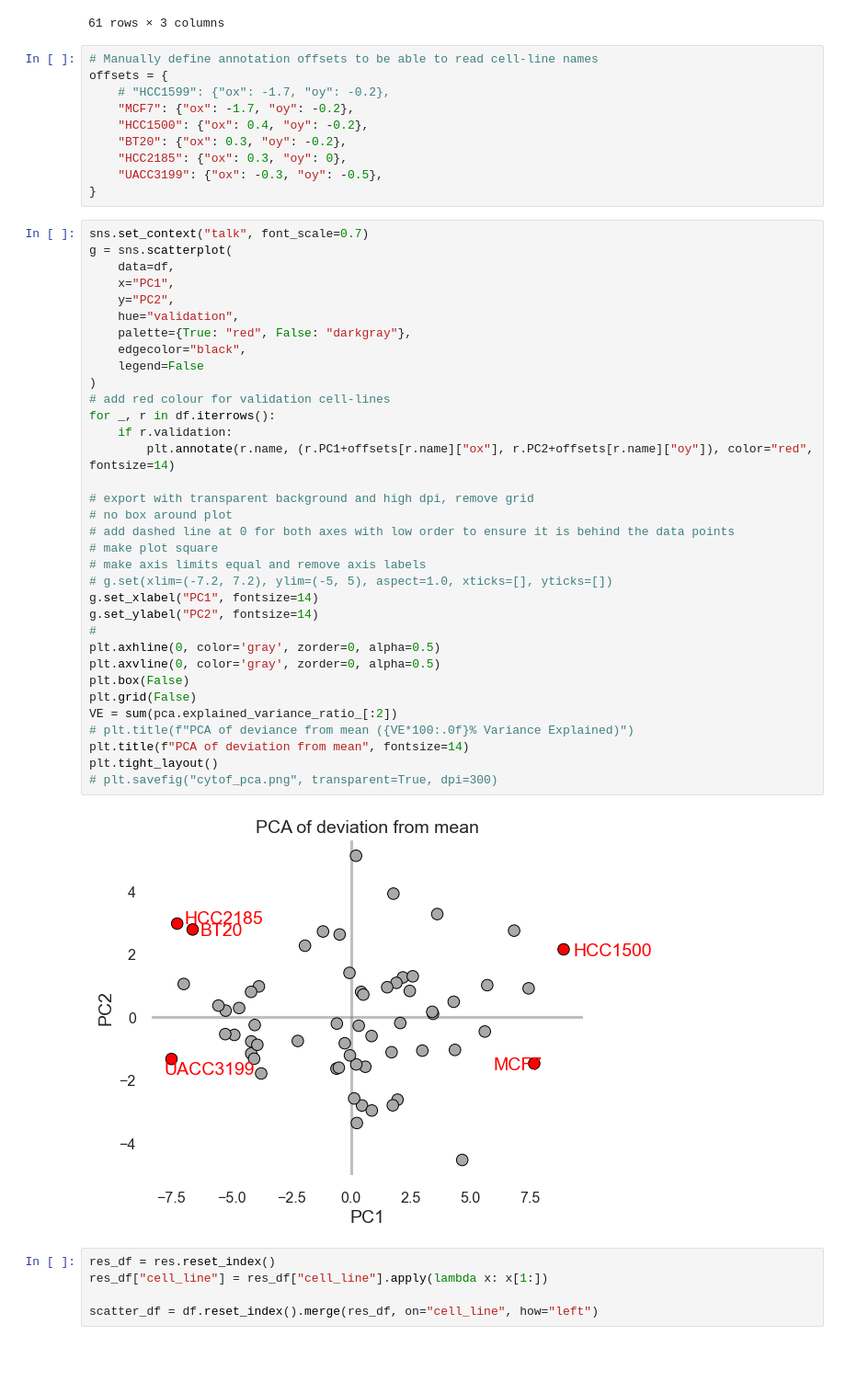
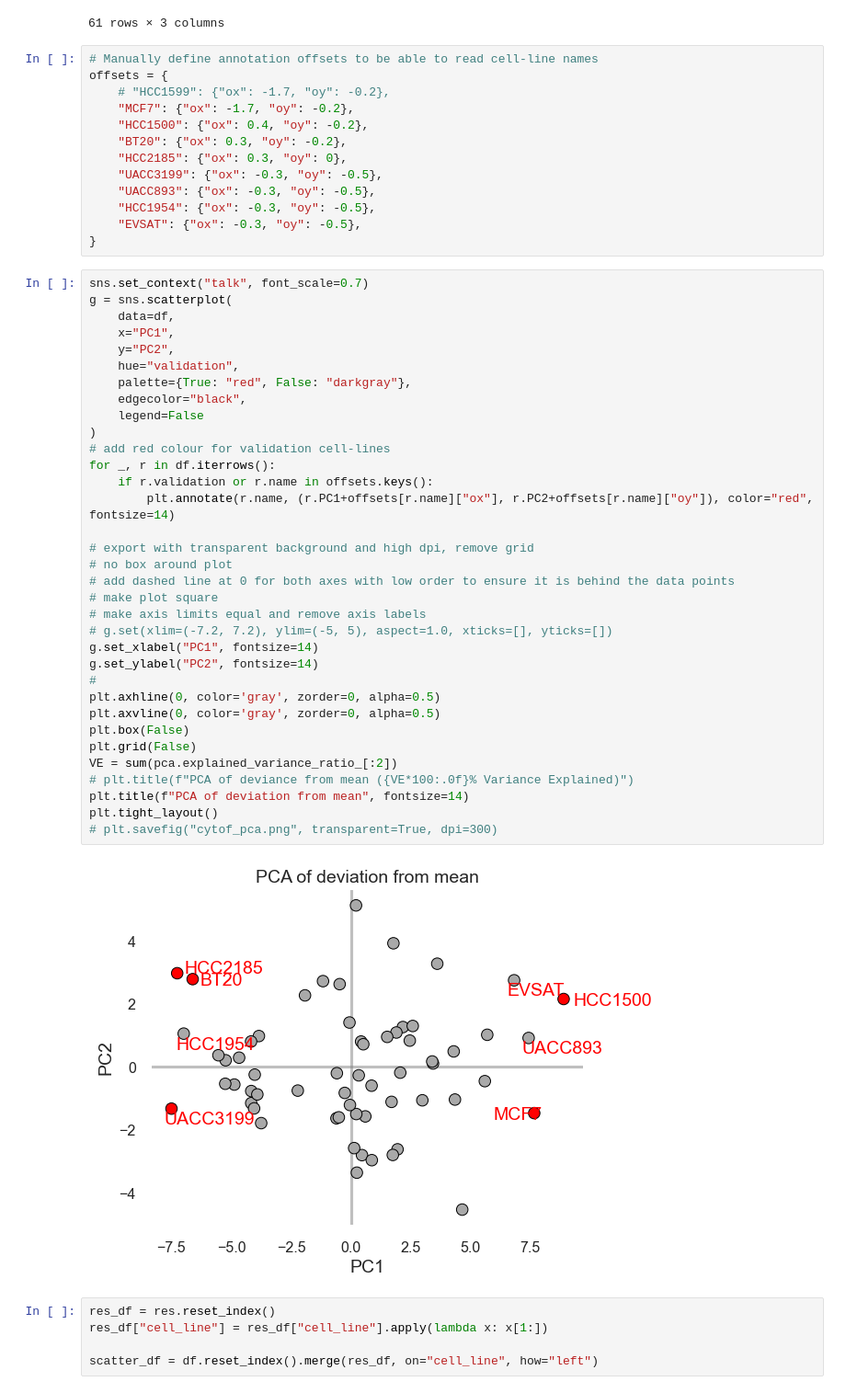
Before and after one commit to frohlich-lab/DeepMechanisticModels, a Jupyter notebook: Old - Jupyter Notebooks/Cytof Data Analysis_v3_Dec25.ipynb, the cells around one changed output. Shown at 92% size. Cells and saved outputs as stored; diff of their text form; blank space fills up the shorter version.

```diff
--- a/Old - Jupyter Notebooks/Cytof Data Analysis_v3_Dec25.ipynb
+++ b/Old - Jupyter Notebooks/Cytof Data Analysis_v3_Dec25.ipynb
@@ -228,6 +233,9 @@ offsets = {
     "BT20": {"ox": 0.3, "oy": -0.2},
     "HCC2185": {"ox": 0.3, "oy": 0},
     "UACC3199": {"ox": -0.3, "oy": -0.5},
+    "UACC893": {"ox": -0.3, "oy": -0.5},
+    "HCC1954": {"ox": -0.3, "oy": -0.5},
+    "EVSAT": {"ox": -0.3, "oy": -0.5},
 }
 # %%
 sns.set_context("talk", font_scale=0.7)
@@ -236,35 +244,35 @@ g = sns.scatterplot(
     x="PC1",
     y="PC2",
     hue="validation",
     palette={True: "red", False: "darkgray"},
     edgecolor="black",
     legend=False
 )
 # add red colour for validation cell-lines
 for _, r in df.iterrows():
-    if r.validation:
+    if r.validation or r.name in offsets.keys():
         plt.annotate(r.name, (r.PC1+offsets[r.name]["ox"], r.PC2+offsets[r.name]["oy"]), color="red", fontsize=14)
 
 # export with transparent background and high dpi, remove grid
 # no box around plot
 # add dashed line at 0 for both axes with low order to ensure it is behind the data points
 # make plot square
 # make axis limits equal and remove axis labels
 # g.set(xlim=(-7.2, 7.2), ylim=(-5, 5), aspect=1.0, xticks=[], yticks=[])
 g.set_xlabel("PC1", fontsize=14)
 g.set_ylabel("PC2", fontsize=14)
 #
 plt.axhline(0, color='gray', zorder=0, alpha=0.5)
 plt.axvline(0, color='gray', zorder=0, alpha=0.5)
 plt.box(False)
 plt.grid(False)
 VE = sum(pca.explained_variance_ratio_[:2])
 # plt.title(f"PCA of deviance from mean ({VE*100:.0f}% Variance Explained)")
 plt.title(f"PCA of deviation from mean", fontsize=14)
 plt.tight_layout()
 # plt.savefig("cytof_pca.png", transparent=True, dpi=300)
 # %% [output]
-[figure, old version]
+[figure, new version]
 # %%
 res_df = res.reset_index()
 res_df["cell_line"] = res_df["cell_line"].apply(lambda x: x[1:])
```
Also changed, not shown: parts of 1 cell of this notebook.
